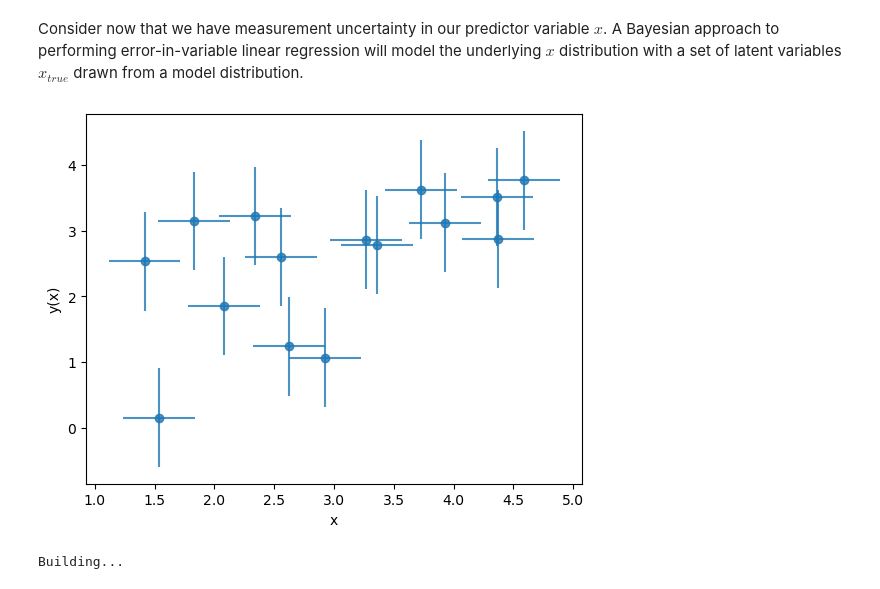
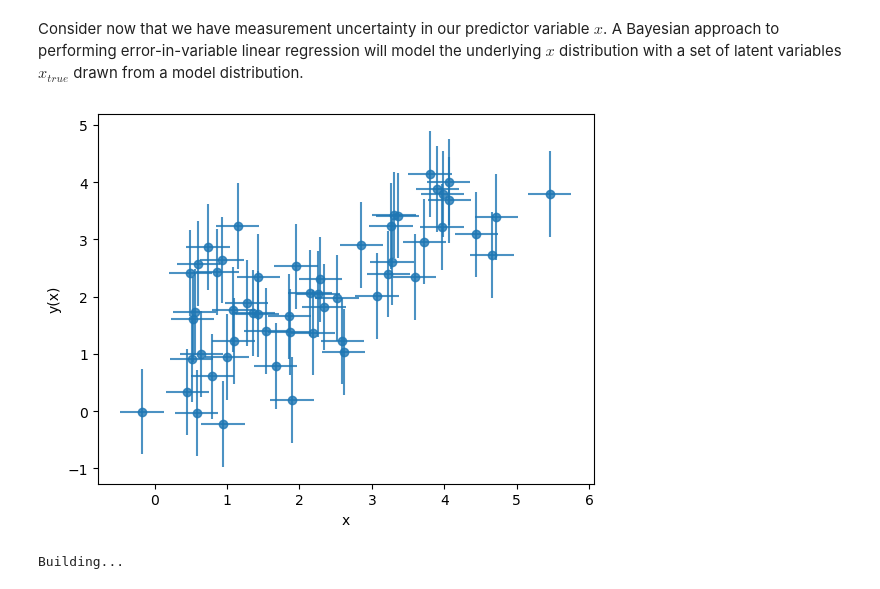
Before and after one commit to jhand1993/Stan_workshop_fall2022, a Jupyter notebook: workshop1/getting_started.ipynb, the cells around one changed output. Drawn from its saved outputs; the diff is of its cells as text; code cells hidden in the pictures.

```diff
--- a/workshop1/getting_started.ipynb
+++ b/workshop1/getting_started.ipynb
@@ -285,31 +285,32 @@ sigma true, fit, sigma_cent fit: 0.5 0.558 0.378
 # %% [markdown]
 Consider now that we have measurement uncertainty in our predictor variable $x$.  A Bayesian approach to performing error-in-variable linear regression will model the underlying $x$ distribution with a set of latent variables $x_{true}$ drawn from a model distribution.
 # %%
-n = 15 # number of samples
+n = 55 # number of samples
 m = 0.5 # slope
 b = 1. # intercept
 
 x_true = uniform(loc=0., scale=5.).rvs(size=n) # random predictor variable sample of length n
 
 # Let's add normal errors to our x 'measurements with scale tau:
 tau = 0.3
 x_err_dist = norm(loc=0., scale=tau)
 x = x_true + x_err_dist.rvs(size=n)
+x_res = x - x_true
 
 sigma = 0.75 # dependent variable noise term
 err_dist = norm(loc=0., scale=sigma)
 y = m * x + b + err_dist.rvs(size=n) # dependent, or outcome variable sample
 
 # plot our data:
 plt.errorbar(
     x, y, yerr=sigma, xerr=tau, ls='', marker='o', alpha=0.8
 )
 plt.xlabel('x')
 plt.ylabel('y(x)')
 
 plt.show()
 # %% [output]
-[figure, old version]
+[figure, new version]
 # %%
 # compile and generate error-in-variable regression model:
 with open('lin_regress_errinvar.stan', 'r') as f:
```
Also changed, not shown: parts of 6 cells of this notebook, 1 other file.
